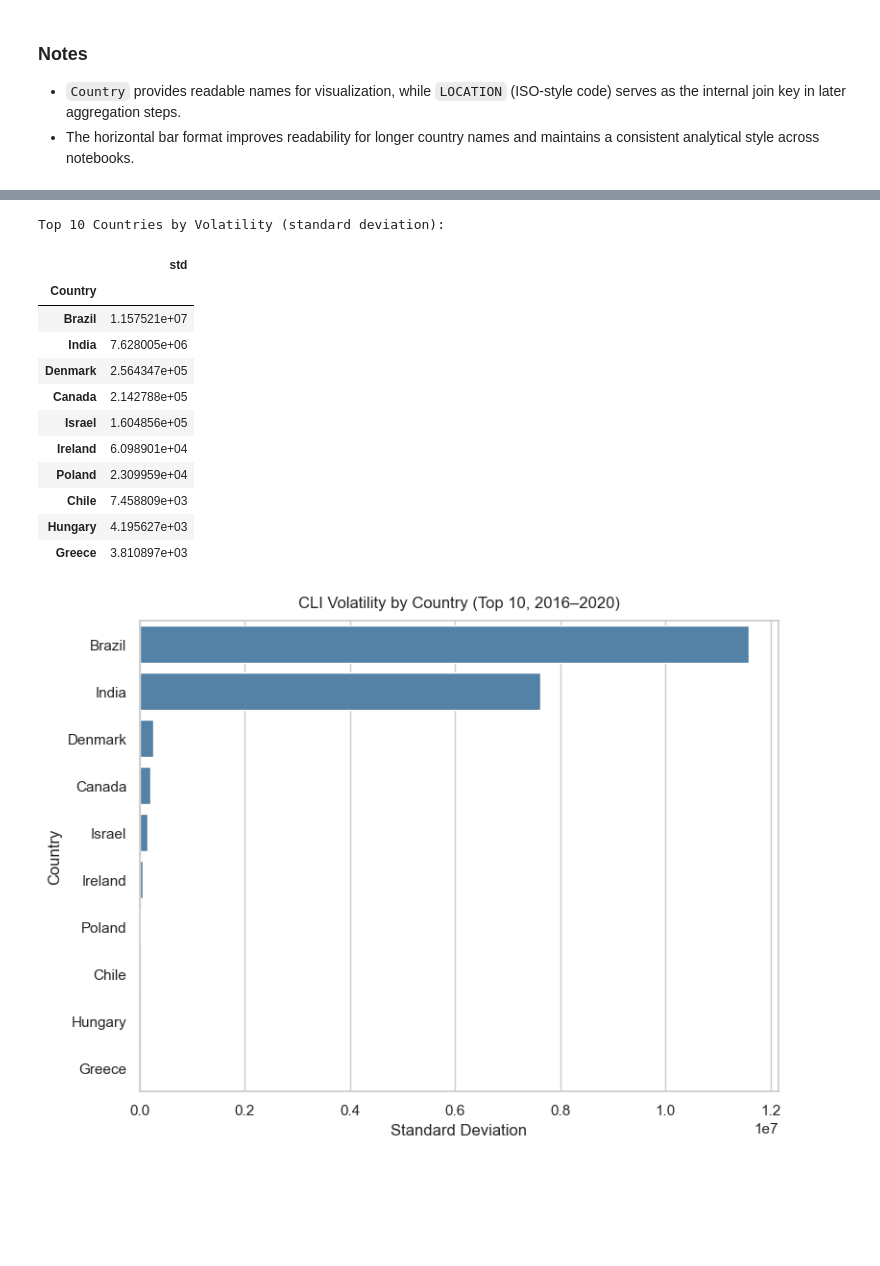
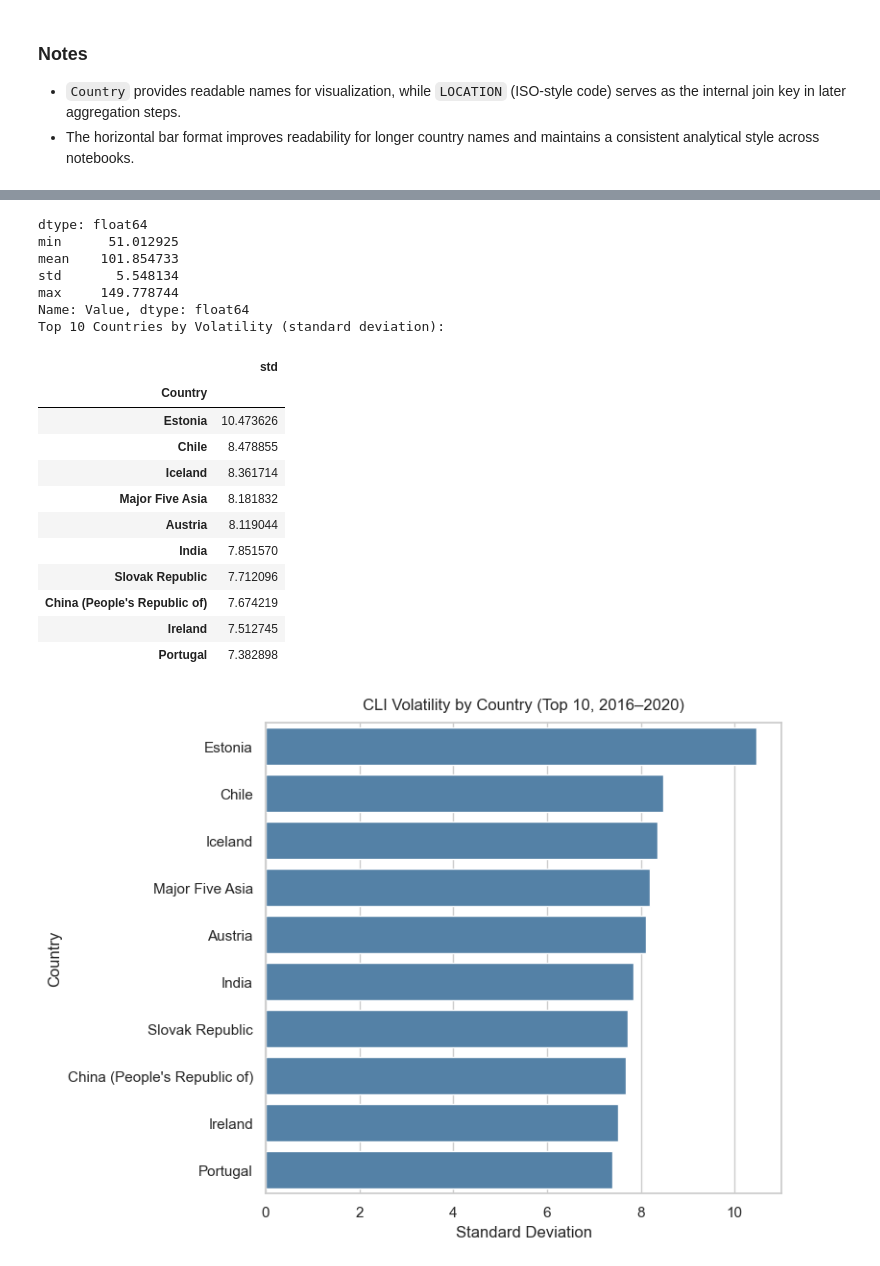
Before and after one commit to JingPansh22/oecd-leading-indicators, a Jupyter notebook: notebooks/03_cli_trends_analysis.ipynb, the cells around one changed output, grey strips where cells are left out. Drawn from its saved outputs; the diff is of its cells as text; code cells hidden in the pictures; blank space fills up the shorter version.

```diff
--- a/notebooks/03_cli_trends_analysis.ipynb
+++ b/notebooks/03_cli_trends_analysis.ipynb
@@ -418,36 +311,61 @@ plt.show()
 # %%
 # Compute per-country volatility (standard deviation of CLI values)
+# --- HARD SANITIZE: make sure CLI Value is truly numeric ---
+# 去掉常见的千位逗号、空格、非断行空格等，再转数字
+v = (df_cli_ready['Value']
+        .astype(str)
+        .str.replace(',', '', regex=False)
+        .str.replace(' ', '', regex=False)
+        .str.replace('\u00a0', '', regex=False))  # non-breaking space
+
+df_cli_ready['Value'] = pd.to_numeric(v, errors='coerce')
+
+# 删掉无法解析成数字或明显不合理的值（CLI本应 ~60–140）
+df_cli_ready = df_cli_ready.dropna(subset=['Value'])
+df_cli_ready = df_cli_ready[(df_cli_ready['Value'] > 10) & (df_cli_ready['Value'] < 300)].copy()
+
+print("dtype:", df_cli_ready['Value'].dtype)
+print(df_cli_ready['Value'].describe()[['min','mean','std','max']])
+
+
+
 volatility = (df_cli_ready.groupby('Country')['Value']
               .std()
               .sort_values(ascending=False)
               .rename('std')
               .to_frame())
 
 print("Top 10 Countries by Volatility (standard deviation):")
 display(volatility.head(10))
 
 # Plot Top-10 bar chart
 sns.set_theme(style="whitegrid", palette="Set2", font_scale=1.0)
 plt.figure(figsize=(8, 6))
 ax = sns.barplot(data=volatility.head(10).reset_index(),
                  x='std', y='Country', color='steelblue')
 ax.set_title("CLI Volatility by Country (Top 10, 2016–2020)", pad=10)
 ax.set_xlabel("Standard Deviation")
 ax.set_ylabel("Country")
 plt.tight_layout()
 plt.show()
 # %% [output]
+dtype: float64
+min      51.012925
+mean    101.854733
+std       5.548134
+max     149.778744
+Name: Value, dtype: float64
 Top 10 Countries by Volatility (standard deviation):
 |  | std |
 | Country |  |
-| Brazil | 1.157521e+07 |
-| India | 7.628005e+06 |
-| Denmark | 2.564347e+05 |
-| Canada | 2.142788e+05 |
-| Israel | 1.604856e+05 |
-| Ireland | 6.098901e+04 |
-| Poland | 2.309959e+04 |
-| Chile | 7.458809e+03 |
-| Hungary | 4.195627e+03 |
-| Greece | 3.810897e+03 |
+| Estonia | 10.473626 |
+| Chile | 8.478855 |
+| Iceland | 8.361714 |
+| Major Five Asia | 8.181832 |
+| Austria | 8.119044 |
+| India | 7.851570 |
+| Slovak Republic | 7.712096 |
+| China (People's Republic of) | 7.674219 |
+| Ireland | 7.512745 |
+| Portugal | 7.382898 |
-[figure, old version]
+[figure, new version]
```
Also changed, not shown: parts of 20 cells of this notebook, 3 other files.
